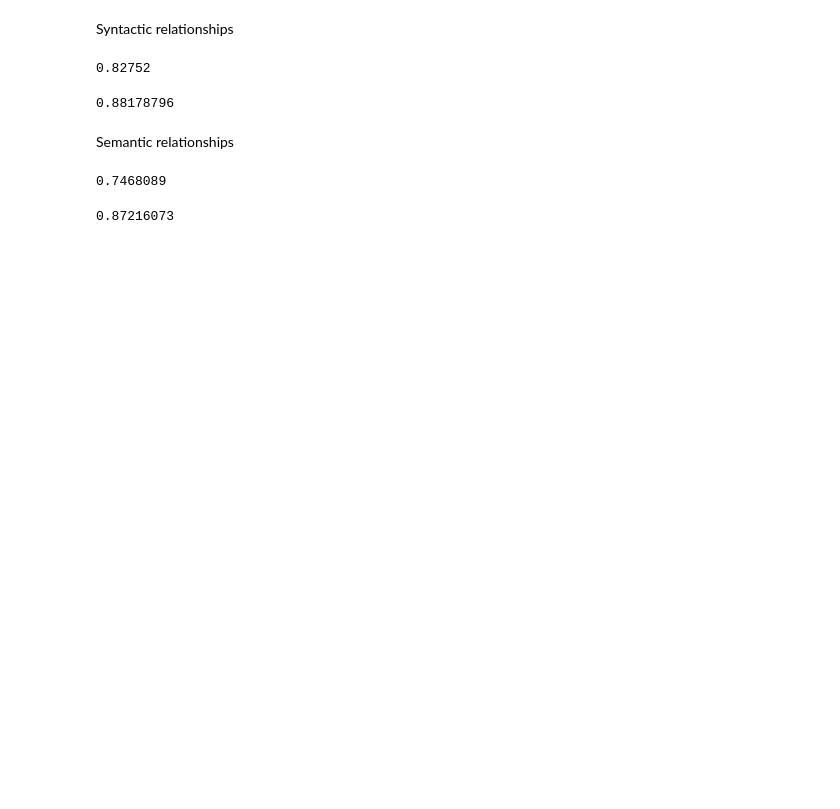
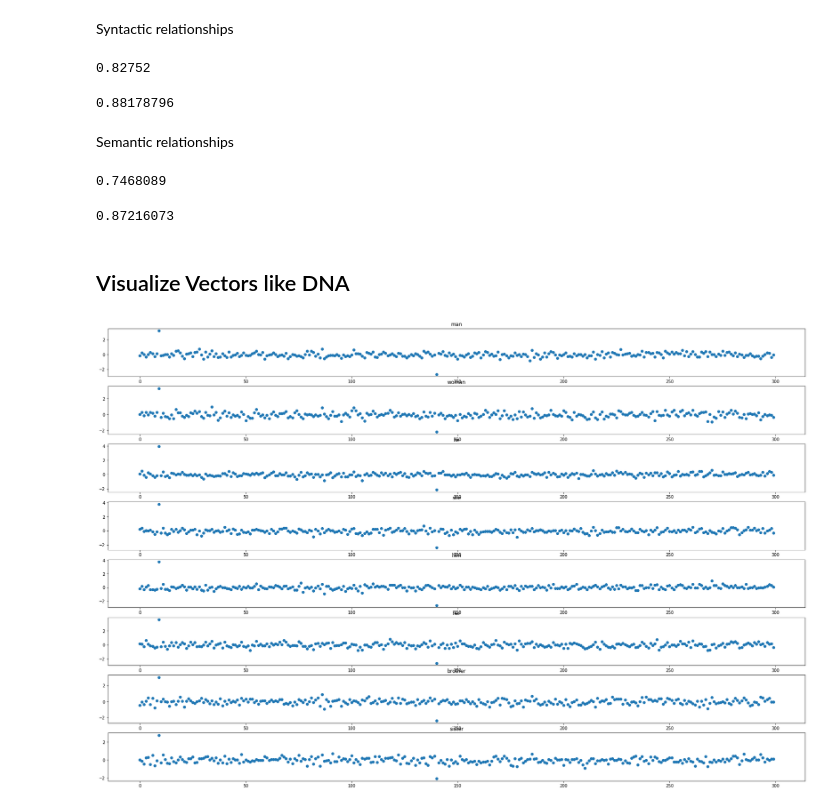
Before and after one commit to gabastil/nlp-study, a Jupyter notebook: spacy/embeddings.ipynb, the cells around one changed output. Saved outputs shown, nothing was run; the diff lists cells and outputs as text; code cells hidden in the pictures; blank space fills up the shorter version.

Commit message:
Updated spacy embeddings visuals

```diff
--- a/spacy/embeddings.ipynb
+++ b/spacy/embeddings.ipynb
@@ -70,3 +72,11 @@ sibling_ = brother.vector - he.vector + she.vector
 similarity(sibling_, sister.vector)
 # %% [output]
 0.87216073
+# %% [markdown]
+## Visualize Vectors like DNA
+# %%
+vectors = {name : text.vocab[name].vector for name in vocab}
+# %%
+df = pd.DataFrame(vectors)
+# %%
+df_ = df.reset_index()
@@ -72,0 +85,13 @@ similarity(sibling_, sister.vector)
+# %%
+%matplotlib inline
+fig, axes = plt.subplots(len(vocab), 1, figsize=(30, 20))
+
+for i, ax in enumerate(axes.flatten()):
+    var = vocab[i]
+
+    curr_df = df_.loc[:, [var, 'index']]
+    ax.scatter(data=curr_df, x='index', y=var, cmap='heatmap')
+    ax.plot(data=curr_df, cmap='heatmap')
+    ax.set_title(var)
+# %% [output]
+[figure, added]
```
Also changed, not shown: parts of 2 cells of this notebook.
